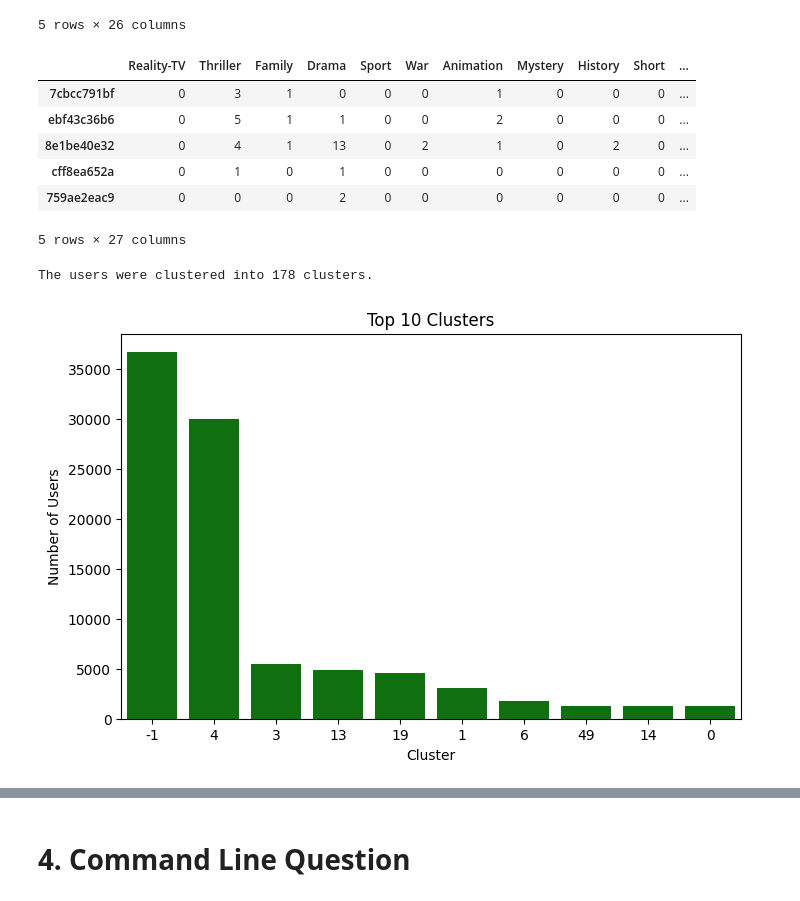
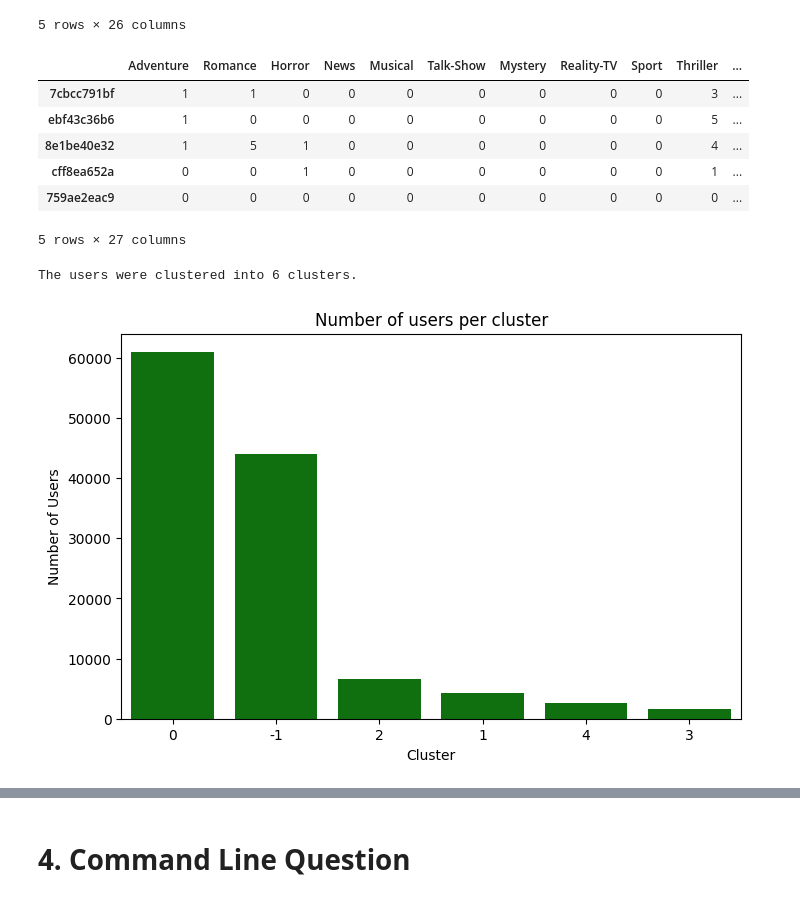
Before and after one commit to HazemTarek1080/A-Comprehensive-Analysis-of-Netflix-User-Behavior-Through-Hashing-and-Clustering-Techniques, a Jupyter notebook: main.ipynb, the cells around one changed output, grey strips where cells are left out. Drawn from its saved outputs; the diff is of its cells as text; code cells hidden in the pictures.

```diff
--- a/main.ipynb
+++ b/main.ipynb
@@ -2212,8 +2212,8 @@ scaler = StandardScaler()
 scaled_data = scaler.fit_transform(df_frequency_clustering)
 # %%
 # Set epsilon and min_samples parameters
-epsilon = 0.8
-min_samples = 30
+epsilon = 1.3
+min_samples = 800
 
 dbscan = DBSCAN(eps=epsilon, min_samples=min_samples)
 clusters = dbscan.fit_predict(scaled_data)
@@ -2223,24 +2223,24 @@ df_frequency_clustering['cluster'] = clusters
 # %%
 df_frequency_clustering.head()
 # %% [output]
-|  | Reality-TV | Thriller | Family | Drama | Sport | War | Animation | Mystery | History | Short | ... |
-| 7cbcc791bf | 0 | 3 | 1 | 0 | 0 | 0 | 1 | 0 | 0 | 0 | ... |
-| ebf43c36b6 | 0 | 5 | 1 | 1 | 0 | 0 | 2 | 0 | 0 | 0 | ... |
-| 8e1be40e32 | 0 | 4 | 1 | 13 | 0 | 2 | 1 | 0 | 2 | 0 | ... |
-| cff8ea652a | 0 | 1 | 0 | 1 | 0 | 0 | 0 | 0 | 0 | 0 | ... |
-| 759ae2eac9 | 0 | 0 | 0 | 2 | 0 | 0 | 0 | 0 | 0 | 0 | ... |
+|  | Adventure | Romance | Horror | News | Musical | Talk-Show | Mystery | Reality-TV | Sport | Thriller | ... |
+| 7cbcc791bf | 1 | 1 | 0 | 0 | 0 | 0 | 0 | 0 | 0 | 3 | ... |
+| ebf43c36b6 | 1 | 0 | 0 | 0 | 0 | 0 | 0 | 0 | 0 | 5 | ... |
+| 8e1be40e32 | 1 | 5 | 1 | 0 | 0 | 0 | 0 | 0 | 0 | 4 | ... |
+| cff8ea652a | 0 | 0 | 1 | 0 | 0 | 0 | 0 | 0 | 0 | 1 | ... |
+| 759ae2eac9 | 0 | 0 | 0 | 0 | 0 | 0 | 0 | 0 | 0 | 0 | ... |
 5 rows × 27 columns
 # %%
 print('The users were clustered into',len(df_frequency_clustering['cluster'].unique()), 'clusters.')
 # %% [output]
-The users were clustered into 178 clusters.
+The users were clustered into 6 clusters.
 # %%
 # plot the top 10 clusters
 plt.figure(figsize=(8, 5))
 sns.countplot(x='cluster', data=df_frequency_clustering, order=df_frequency_clustering['cluster'].value_counts().iloc[:10].index, color='green')
-plt.title('Top 10 Clusters')
+plt.title('Number of users per cluster')
 plt.xlabel('Cluster')
 plt.ylabel('Number of Users')
 plt.show()
 # %% [output]
-[figure, old version]
+[figure, new version]
```
Also changed, not shown: parts of 3 cells of this notebook.
